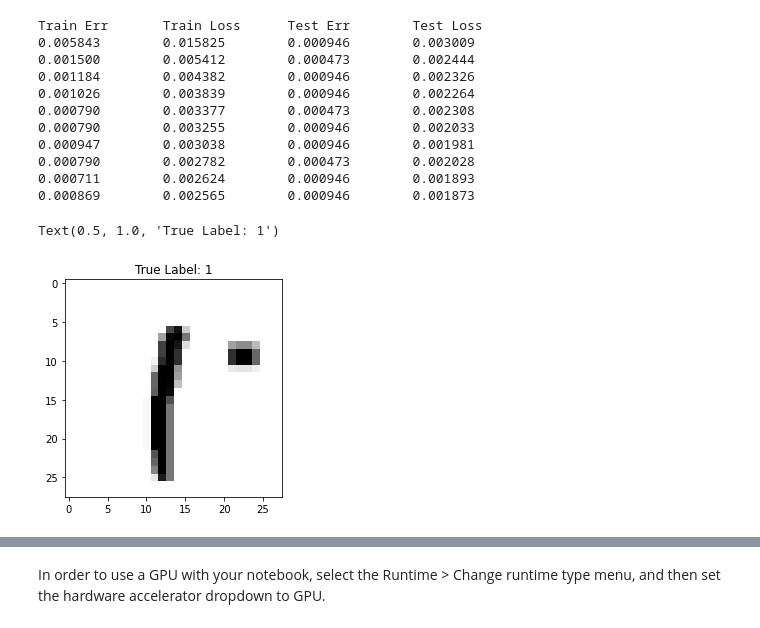
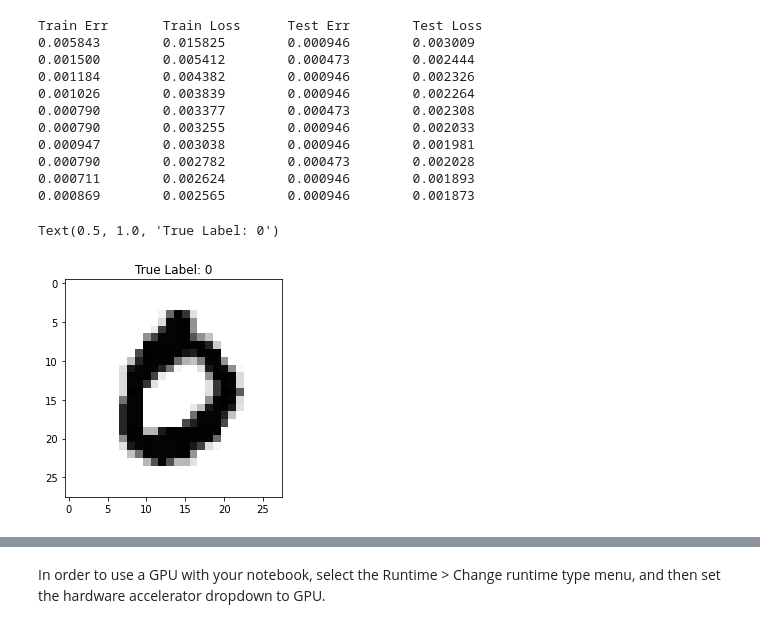
Before and after one commit to caperock/BenchmarkDeepLearning, a Jupyter notebook: Adversarial_MNIST.ipynb, the cells around one changed output, grey strips where cells are left out. Saved outputs shown, nothing was run; the diff lists cells and outputs as text; code cells hidden in the pictures.

```diff
--- a/Adversarial_MNIST.ipynb
+++ b/Adversarial_MNIST.ipynb
@@ -66,11 +66,11 @@ Train Err       Train Loss      Test Err        Test Loss
 # %%
 import matplotlib.pyplot as plt
 X_test = (test_loader.dataset.data.float()/255).view(len(test_loader.dataset),-1)
 y_test = test_loader.dataset.targets
 yp = model(X_test)[:,0]
-idx = (yp > 0) * (y_test == 0) + (yp < 0) * (y_test == 1)
+idx = (yp > 0) * (y_test == 0) + (yp < 0) * (y_test == 0)
 plt.imshow(1-X_test[idx][0].view(28,28).numpy(), cmap="gray")
 plt.title("True Label: {}".format(y_test[idx][0].item()))
 # %% [output]
-Text(0.5, 1.0, 'True Label: 1')
+Text(0.5, 1.0, 'True Label: 0')
-[figure, old version]
+[figure, new version]
```
Also changed, not shown: parts of 3 cells of this notebook.
